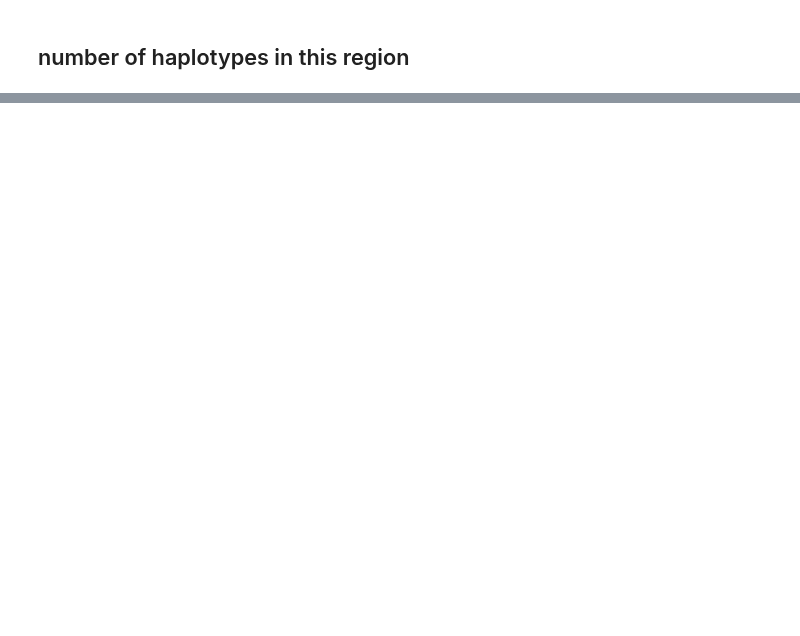
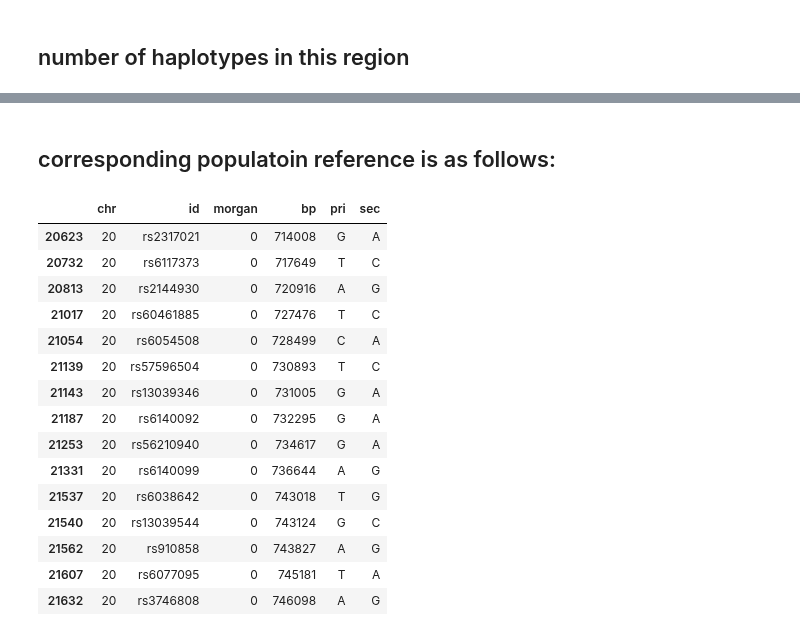
Before and after one commit to rivas-lab/nanopore, a Jupyter notebook: dev/scripts/20170210/20170210_haplotype_prior.ipynb, the cells around one changed output, grey strips where cells are left out. Cells and saved outputs as stored; diff of their text form; code cells hidden in the pictures; blank space fills up the shorter version.

```diff
--- a/dev/scripts/20170210/20170210_haplotype_prior.ipynb
+++ b/dev/scripts/20170210/20170210_haplotype_prior.ipynb
@@ -195,0 +252,22 @@ len(set(haplotype_cnt.keys()))
+# %% [markdown]
+## corresponding populatoin reference is as follows:
+# %%
+bim334 = bim[chromosome].ix[variant_idxs[0], :]
+bim334
+# %% [output]
+|  | chr | id | morgan | bp | pri | sec |
+| 20623 | 20 | rs2317021 | 0 | 714008 | G | A |
+| 20732 | 20 | rs6117373 | 0 | 717649 | T | C |
+| 20813 | 20 | rs2144930 | 0 | 720916 | A | G |
+| 21017 | 20 | rs60461885 | 0 | 727476 | T | C |
+| 21054 | 20 | rs6054508 | 0 | 728499 | C | A |
+| 21139 | 20 | rs57596504 | 0 | 730893 | T | C |
+| 21143 | 20 | rs13039346 | 0 | 731005 | G | A |
+| 21187 | 20 | rs6140092 | 0 | 732295 | G | A |
+| 21253 | 20 | rs56210940 | 0 | 734617 | G | A |
+| 21331 | 20 | rs6140099 | 0 | 736644 | A | G |
+| 21537 | 20 | rs6038642 | 0 | 743018 | T | G |
+| 21540 | 20 | rs13039544 | 0 | 743124 | G | C |
+| 21562 | 20 | rs910858 | 0 | 743827 | A | G |
+| 21607 | 20 | rs6077095 | 0 | 745181 | T | A |
+| 21632 | 20 | rs3746808 | 0 | 746098 | A | G |
```
Also changed, not shown: parts of 47 cells of this notebook.
